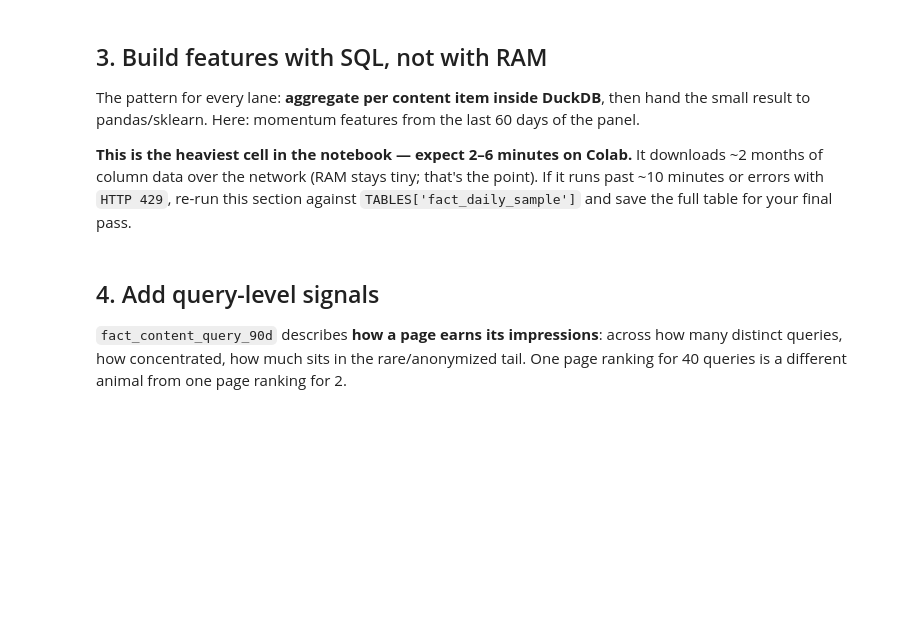
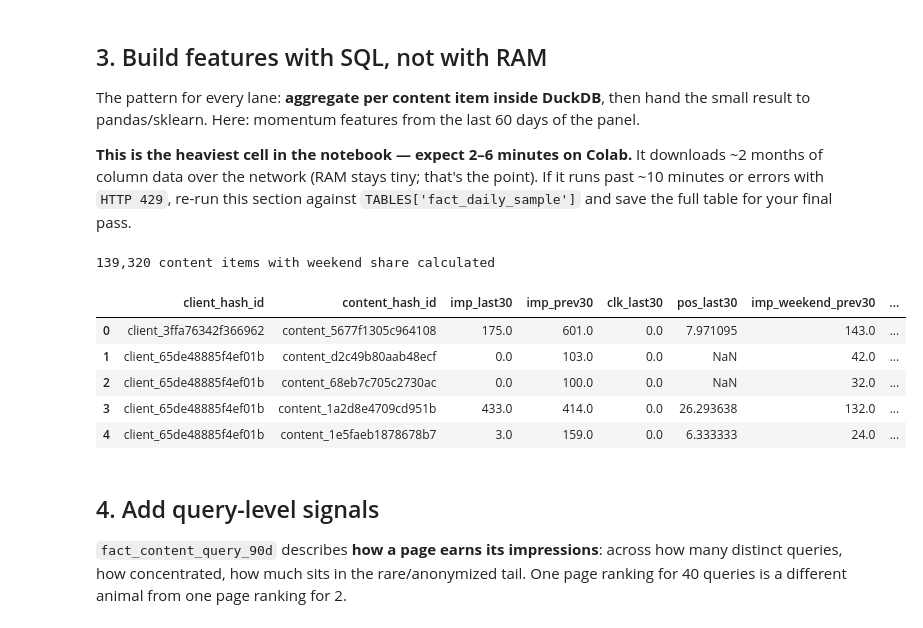
Before and after one commit to MLWithMathematics/Fly_Rank_ML-Intern, a Jupyter notebook: notebooks/03_working_with_the_full_release.ipynb, the cells around one changed output. Drawn from its saved outputs; the diff is of its cells as text; code cells hidden in the pictures; blank space fills up the shorter version.

```diff
--- a/notebooks/03_working_with_the_full_release.ipynb
+++ b/notebooks/03_working_with_the_full_release.ipynb
@@ -87,24 +116,38 @@ result to pandas/sklearn. Here: momentum features from the last 60 days of the p
 # %%
 features = con.sql(f"""
     WITH bounds AS (
         SELECT MAX(report_date) AS end_d FROM {TABLES['fact_daily']}
     ),
     windowed AS (
         SELECT f.client_hash_id, f.content_hash_id,
                SUM(CASE WHEN f.report_date >  b.end_d - INTERVAL 30 DAY THEN f.gsc_impressions ELSE 0 END) AS imp_last30,
                SUM(CASE WHEN f.report_date <= b.end_d - INTERVAL 30 DAY THEN f.gsc_impressions ELSE 0 END) AS imp_prev30,
                SUM(CASE WHEN f.report_date >  b.end_d - INTERVAL 30 DAY THEN f.gsc_clicks ELSE 0 END)      AS clk_last30,
-               AVG(CASE WHEN f.report_date >  b.end_d - INTERVAL 30 DAY THEN f.gsc_avg_position END)       AS pos_last30
+               AVG(CASE WHEN f.report_date >  b.end_d - INTERVAL 30 DAY THEN f.gsc_avg_position END)       AS pos_last30,
+               -- New: Sum impressions occurring on Saturday (6) and Sunday (0)
+               SUM(CASE WHEN f.report_date <= b.end_d - INTERVAL 30 DAY AND EXTRACT(DOW FROM f.report_date) IN (0, 6)
+                        THEN f.gsc_impressions ELSE 0 END) AS imp_weekend_prev30
         FROM {TABLES['fact_daily']} f, bounds b
-        WHERE f.report_date > b.end_d - INTERVAL 60 DAY
+        WHERE f.report_date > b.end_d - INTERVAL 90 DAY
         GROUP BY 1, 2
-        HAVING imp_prev30 >= 100
+        HAVING imp_prev30 >= 90
     )
     SELECT * FROM windowed
 """).df()
 
-print(f'{len(features):,} content items with enough history')
-features.head()
+# Calculate Weekend Share ratio
+features['weekend_share'] = features['imp_weekend_prev30'] / features['imp_prev30']
+
+print(f'{len(features):,} content items with weekend share calculated')
+display(features.head())
+# %% [output]
+139,320 content items with weekend share calculated
+|  | client_hash_id | content_hash_id | imp_last30 | imp_prev30 | clk_last30 | pos_last30 | imp_weekend_prev30 | ... |
+| 0 | client_3ffa76342f366962 | content_5677f1305c964108 | 175.0 | 601.0 | 0.0 | 7.971095 | 143.0 | ... |
+| 1 | client_65de48885f4ef01b | content_d2c49b80aab48ecf | 0.0 | 103.0 | 0.0 | NaN | 42.0 | ... |
+| 2 | client_65de48885f4ef01b | content_68eb7c705c2730ac | 0.0 | 100.0 | 0.0 | NaN | 32.0 | ... |
+| 3 | client_65de48885f4ef01b | content_1a2d8e4709cd951b | 433.0 | 414.0 | 0.0 | 26.293638 | 132.0 | ... |
+| 4 | client_65de48885f4ef01b | content_1e5faeb1878678b7 | 3.0 | 159.0 | 0.0 | 6.333333 | 24.0 | ... |
 # %% [markdown]
 ## 4. Add query-level signals
 
```
Also changed, not shown: parts of 7 cells of this notebook.
